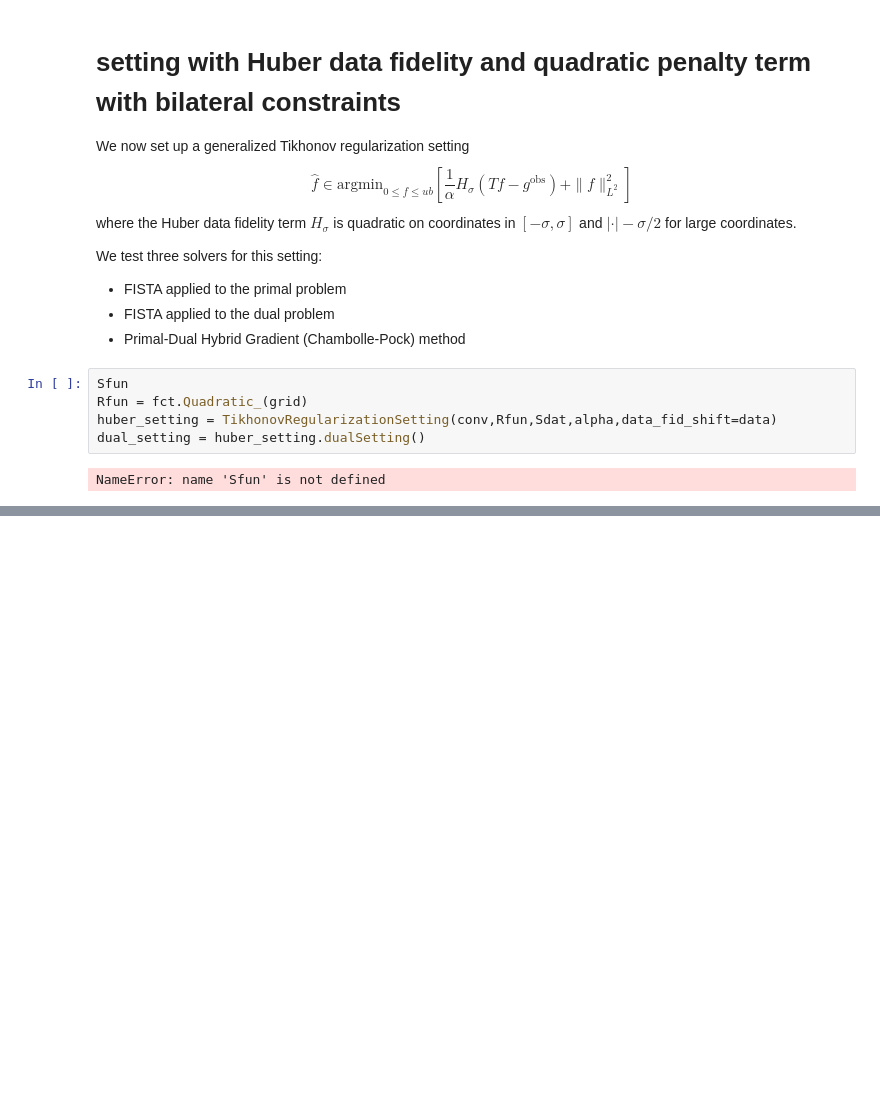
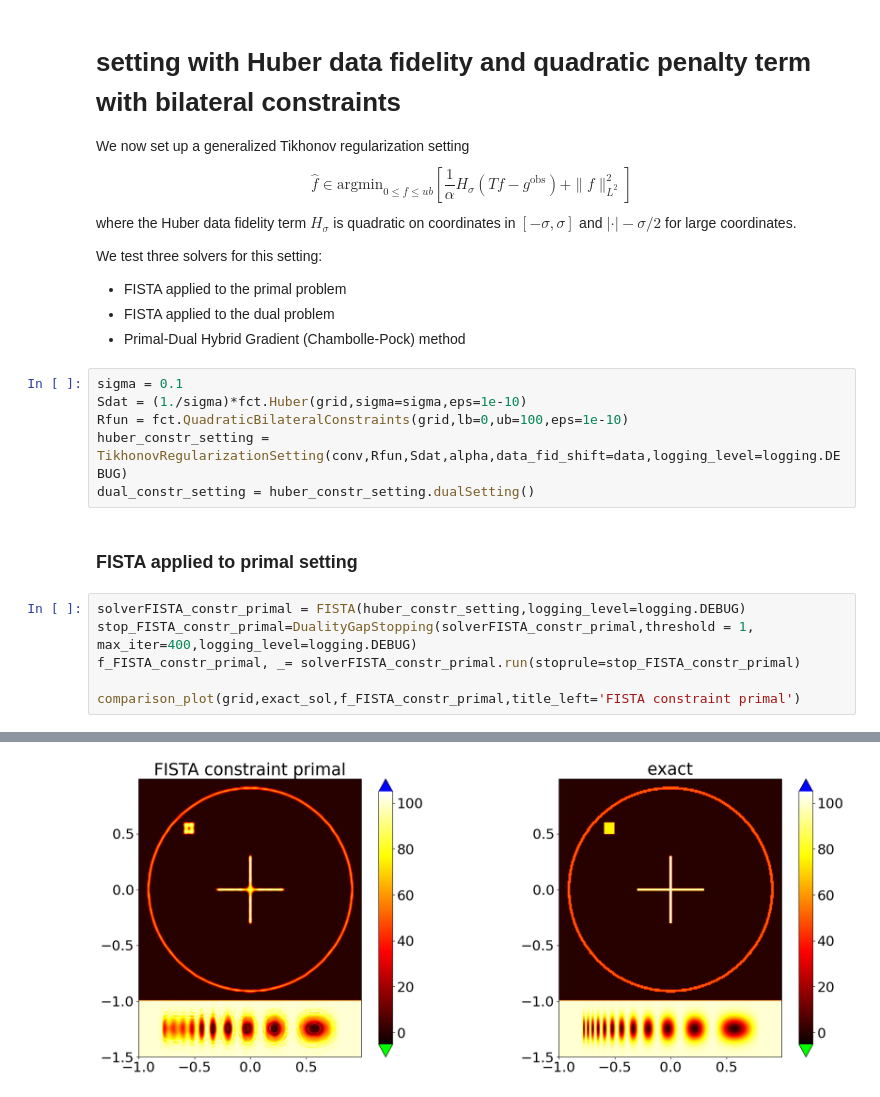
Before and after one commit to regpy/regpy, a Jupyter notebook: examples/deconvolution/impulsive_noise2D.ipynb, the cells around one changed output, grey strips where cells are left out. Drawn from its saved outputs; the diff is of its cells as text; blank space fills up the shorter version.

```diff
--- a/examples/deconvolution/impulsive_noise2D.ipynb
+++ b/examples/deconvolution/impulsive_noise2D.ipynb
@@ -183,10 +186,18 @@ We test three solvers for this setting:
 - FISTA applied to the primal problem
 - FISTA applied to the dual problem
 - Primal-Dual Hybrid Gradient (Chambolle-Pock) method
-# %%
-Sfun
-Rfun = fct.Quadratic_(grid)
-huber_setting = TikhonovRegularizationSetting(conv,Rfun,Sdat,alpha,data_fid_shift=data)
-dual_setting = huber_setting.dualSetting()
-# %% [output]
-NameError: name 'Sfun' is not defined
+# %%
+sigma = 0.1
+Sdat = (1./sigma)*fct.Huber(grid,sigma=sigma,eps=1e-10)
+Rfun = fct.QuadraticBilateralConstraints(grid,lb=0,ub=100,eps=1e-10)
+huber_constr_setting = TikhonovRegularizationSetting(conv,Rfun,Sdat,alpha,data_fid_shift=data,logging_level=logging.DEBUG)
+dual_constr_setting = huber_constr_setting.dualSetting()
+# %% [markdown]
+### FISTA applied to primal setting
+# %%
+solverFISTA_constr_primal = FISTA(huber_constr_setting,logging_level=logging.DEBUG)
+stop_FISTA_constr_primal=DualityGapStopping(solverFISTA_constr_primal,threshold = 1, max_iter=400,logging_level=logging.DEBUG)
+f_FISTA_constr_primal, _= solverFISTA_constr_primal.run(stoprule=stop_FISTA_constr_primal)
+
+comparison_plot(grid,exact_sol,f_FISTA_constr_primal,title_left='FISTA constraint primal')
+# %% [output]
@@ -192,0 +221 @@ NameError: name 'Sfun' is not defined
+[figure, added]
```
Also changed, not shown: parts of 17 cells of this notebook, 3 other files.
